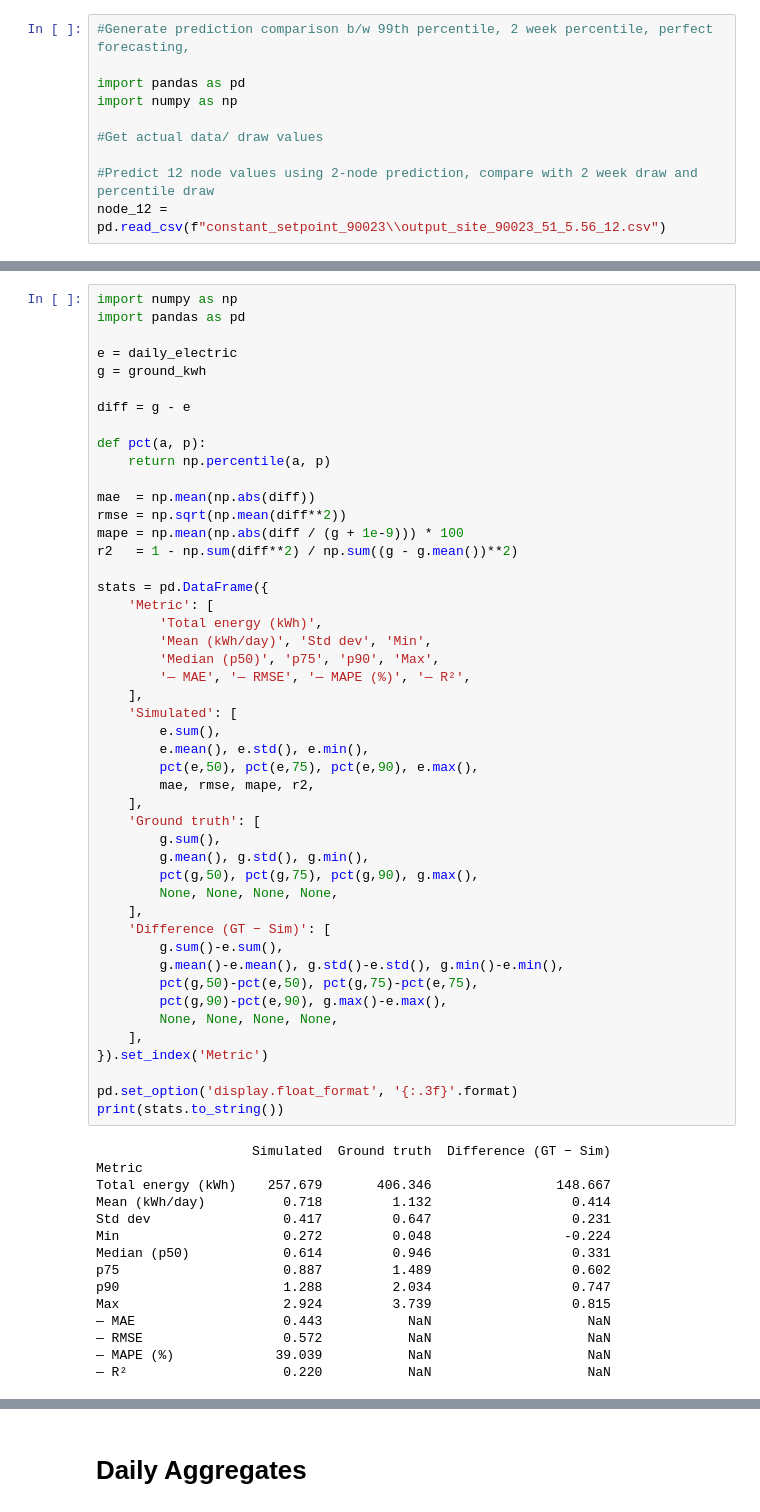
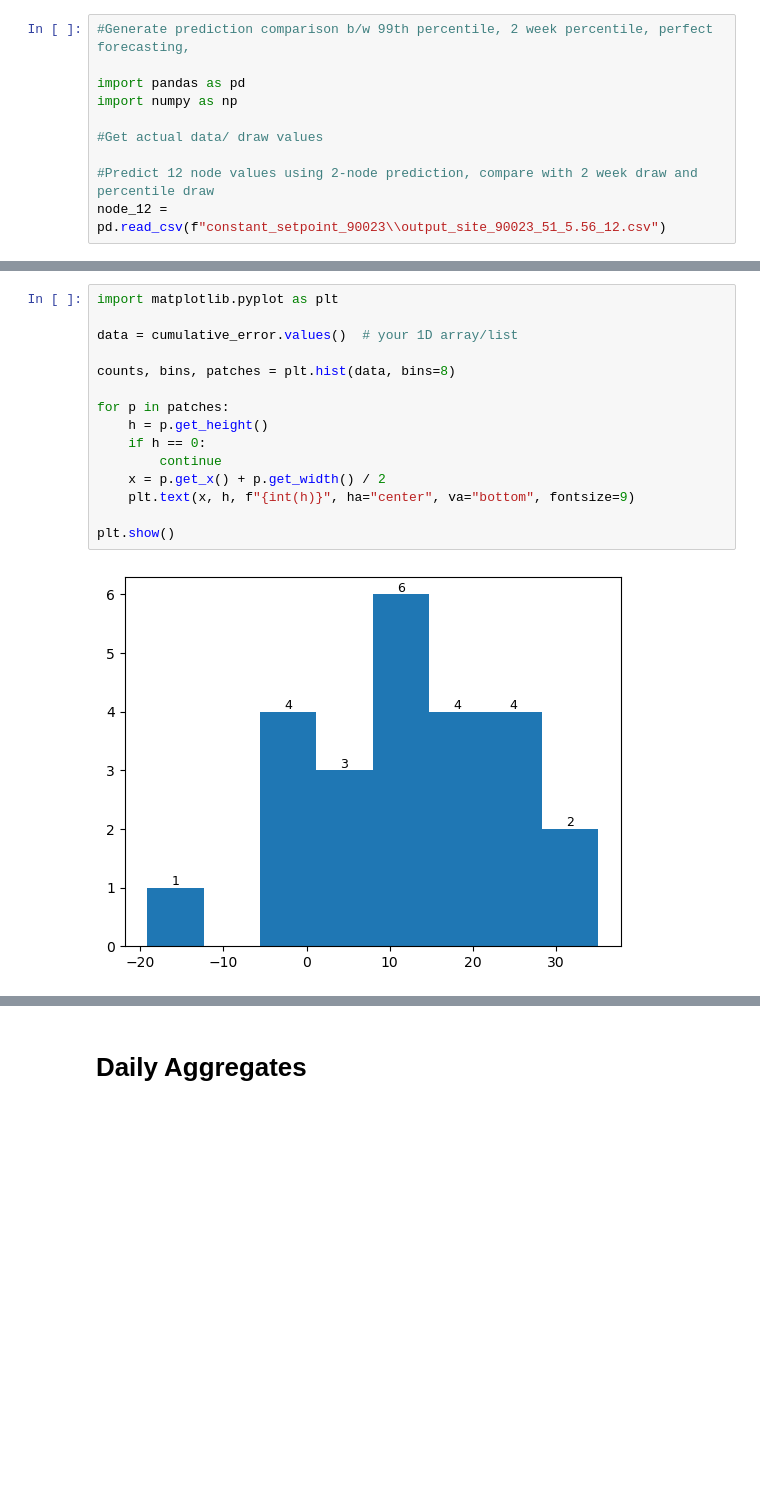
Before and after one commit to NREL/OCHRE, a Jupyter notebook: bin/generate_graphics.ipynb, the cells around one changed output, grey strips where cells are left out. Cells and saved outputs as stored; diff of their text form; blank space fills up the shorter version.

```diff
--- a/bin/generate_graphics.ipynb
+++ b/bin/generate_graphics.ipynb
@@ -42,62 +360,17 @@ n_days
 # %%
-import numpy as np
-import pandas as pd
+import matplotlib.pyplot as plt
 
-e = daily_electric
-g = ground_kwh
+data = cumulative_error.values()  # your 1D array/list
 
-diff = g - e
+counts, bins, patches = plt.hist(data, bins=8)
 
-def pct(a, p):
-    return np.percentile(a, p)
+for p in patches:
+    h = p.get_height()
+    if h == 0:
+        continue
+    x = p.get_x() + p.get_width() / 2
+    plt.text(x, h, f"{int(h)}", ha="center", va="bottom", fontsize=9)
 
-mae  = np.mean(np.abs(diff))
-rmse = np.sqrt(np.mean(diff**2))
-mape = np.mean(np.abs(diff / (g + 1e-9))) * 100
-r2   = 1 - np.sum(diff**2) / np.sum((g - g.mean())**2)
-
-stats = pd.DataFrame({
-    'Metric': [
-        'Total energy (kWh)',
-        'Mean (kWh/day)', 'Std dev', 'Min',
-        'Median (p50)', 'p75', 'p90', 'Max',
-        '— MAE', '— RMSE', '— MAPE (%)', '— R²',
-    ],
-    'Simulated': [
-        e.sum(),
-        e.mean(), e.std(), e.min(),
-        pct(e,50), pct(e,75), pct(e,90), e.max(),
-        mae, rmse, mape, r2,
-    ],
-    'Ground truth': [
-        g.sum(),
-        g.mean(), g.std(), g.min(),
-        pct(g,50), pct(g,75), pct(g,90), g.max(),
-        None, None, None, None,
-    ],
-    'Difference (GT − Sim)': [
-        g.sum()-e.sum(),
-        g.mean()-e.mean(), g.std()-e.std(), g.min()-e.min(),
-        pct(g,50)-pct(e,50), pct(g,75)-pct(e,75),
-        pct(g,90)-pct(e,90), g.max()-e.max(),
-        None, None, None, None,
-    ],
-}).set_index('Metric')
-
-pd.set_option('display.float_format', '{:.3f}'.format)
-print(stats.to_string())
+plt.show()
 # %% [output]
-                    Simulated  Ground truth  Difference (GT − Sim)
-Metric
-Total energy (kWh)    257.679       406.346                148.667
-Mean (kWh/day)          0.718         1.132                  0.414
-Std dev                 0.417         0.647                  0.231
-Min                     0.272         0.048                 -0.224
-Median (p50)            0.614         0.946                  0.331
-p75                     0.887         1.489                  0.602
-p90                     1.288         2.034                  0.747
-Max                     2.924         3.739                  0.815
-— MAE                   0.443           NaN                    NaN
-— RMSE                  0.572           NaN                    NaN
-— MAPE (%)             39.039           NaN                    NaN
-— R²                    0.220           NaN                    NaN
+[figure, added]
```
Also changed, not shown: parts of 10 cells of this notebook, 4 other files.
